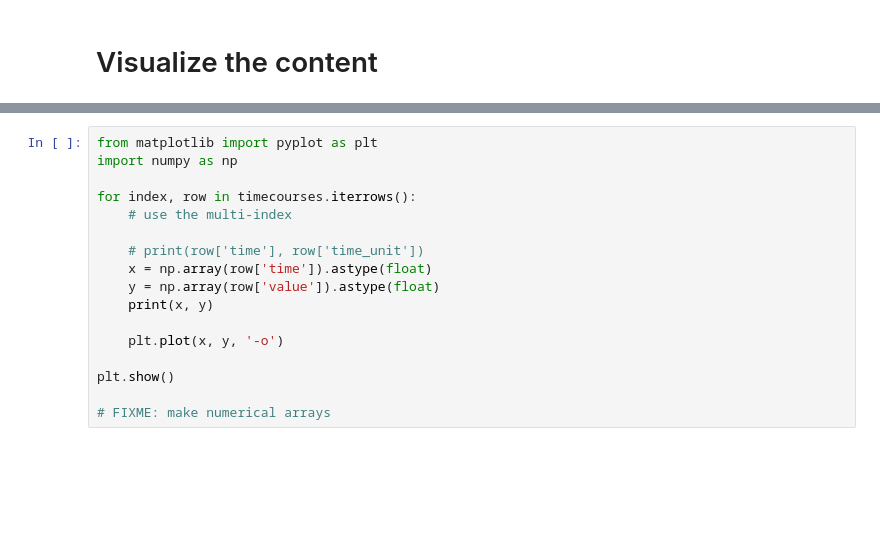
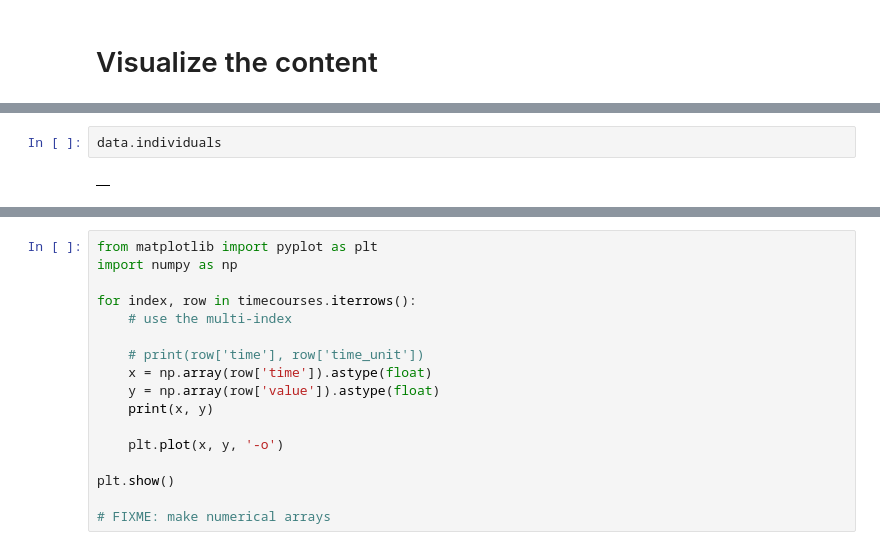
Before and after one commit to matthiaskoenig/pkdb_analysis, a Jupyter notebook: notebooks/curation.ipynb, the cells around one changed output, grey strips where cells are left out. Saved outputs shown, nothing was run; the diff lists cells and outputs as text; blank space fills up the shorter version.

```diff
--- a/notebooks/curation.ipynb
+++ b/notebooks/curation.ipynb
@@ -55 +68,5 @@ NameError: name 'data' is not defined
+# %%
+data.individuals
+# %% [output]
+|  |
 # %%
```
Also changed, not shown: parts of 9 cells of this notebook.
